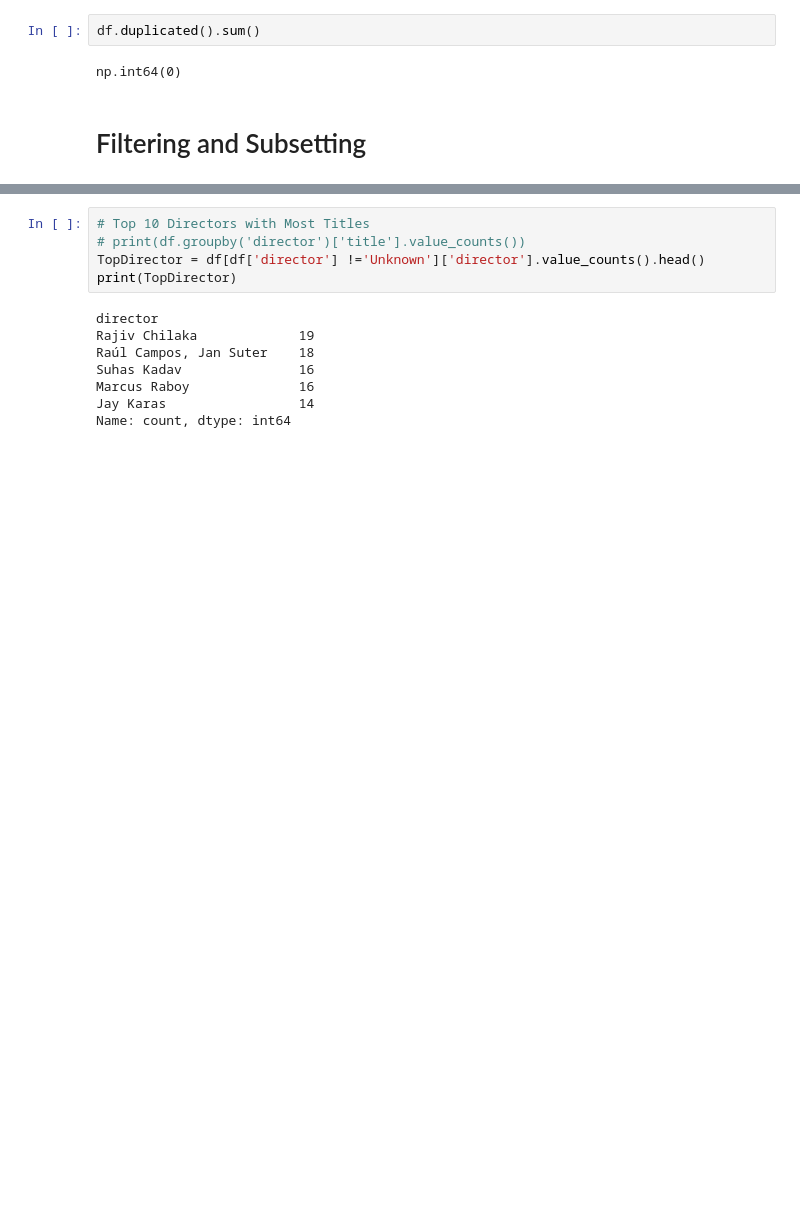
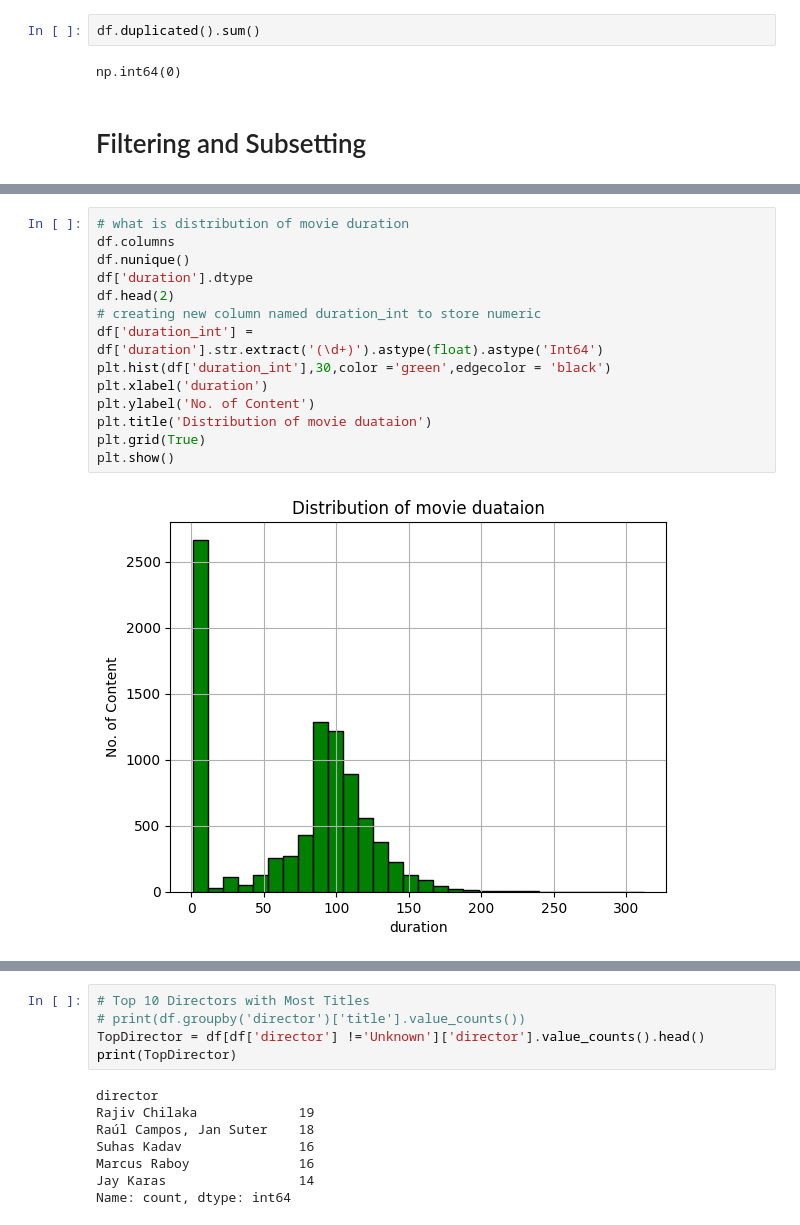
Before and after one commit to Anuj08github/EDA-Projects, a Jupyter notebook: NetflixEDA/EDA_netflixDataset.ipynb, the cells around one changed output, grey strips where cells are left out. Cells and saved outputs as stored; diff of their text form; blank space fills up the shorter version.

```diff
--- a/NetflixEDA/EDA_netflixDataset.ipynb
+++ b/NetflixEDA/EDA_netflixDataset.ipynb
@@ -226,0 +268,16 @@ np.int64(0)
+# %%
+# what is distribution of movie duration
+df.columns
+df.nunique()
+df['duration'].dtype
+df.head(2)
+# creating new column named duration_int to store numeric
+df['duration_int'] = df['duration'].str.extract('(\d+)').astype(float).astype('Int64')
+plt.hist(df['duration_int'],30,color ='green',edgecolor = 'black')
+plt.xlabel('duration')
+plt.ylabel('No. of Content')
+plt.title('Distribution of movie duataion')
+plt.grid(True)
+plt.show()
+# %% [output]
+[figure, added]
```
Also changed, not shown: parts of 10 cells of this notebook, 2 other files.
